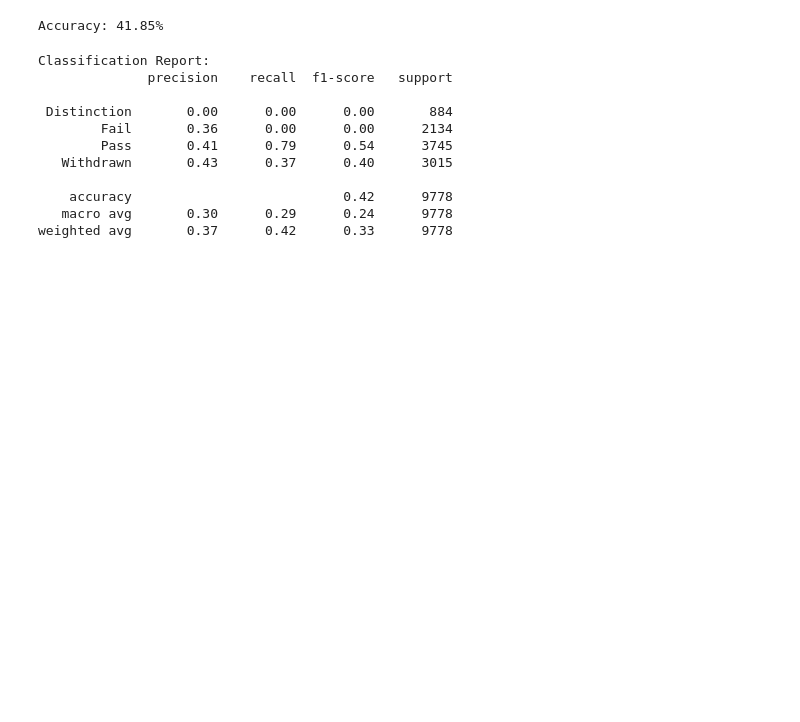
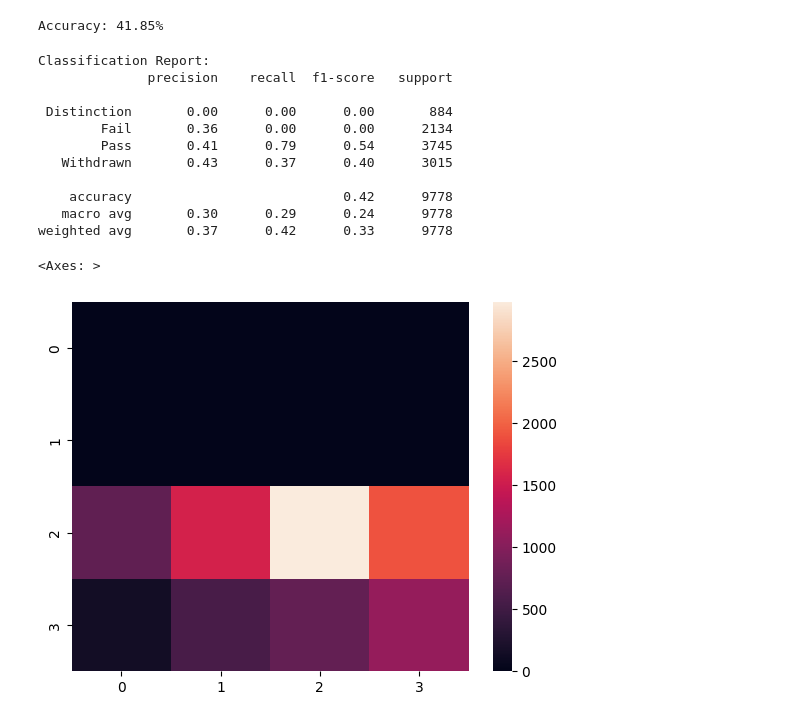
Before and after one commit to MoAly7yaei/RihalIntern, a Jupyter notebook: classification/Classification.ipynb, the cells around one changed output. Cells and saved outputs as stored; diff of their text form; code cells hidden in the pictures; blank space fills up the shorter version.

```diff
--- a/classification/Classification.ipynb
+++ b/classification/Classification.ipynb
@@ -287,3 +287,8 @@ Classification Report:
     accuracy                           0.42      9778
    macro avg       0.30      0.29      0.24      9778
 weighted avg       0.37      0.42      0.33      9778
+# %%
+sns.heatmap(confusion_matrix(y_pred, y_test))
+# %% [output]
+<Axes: >
+[figure, added]
```
Also changed, not shown: 5 other files.
